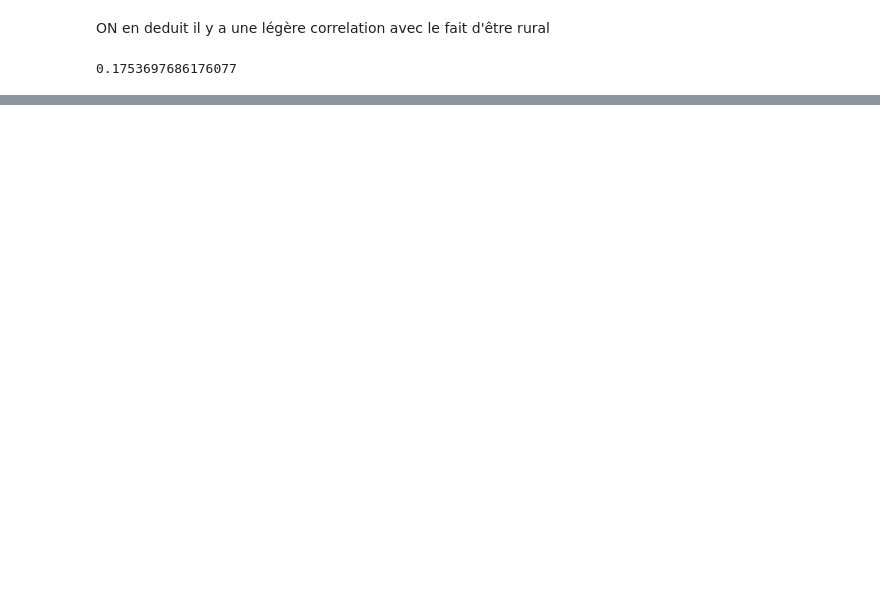
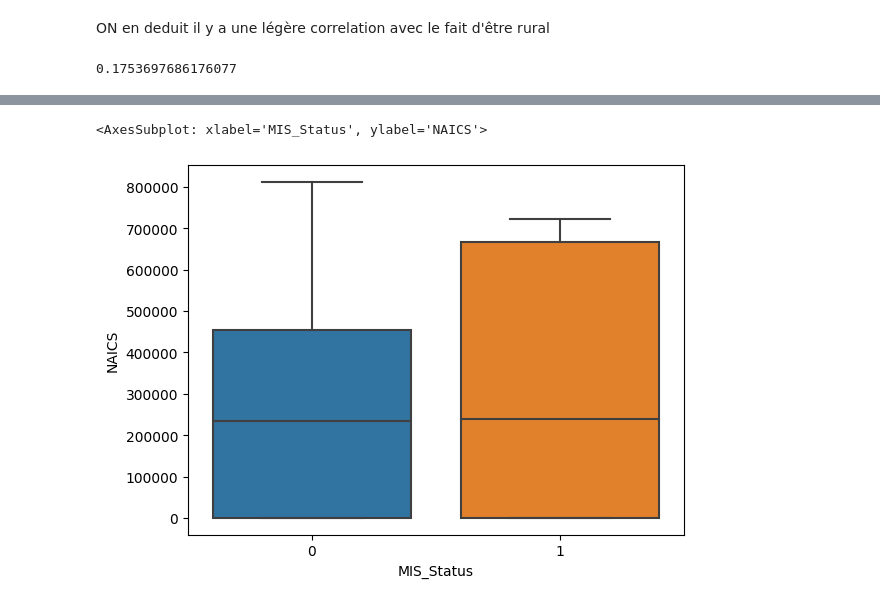
Before and after one commit to Abdellah-R/Projet_Classification, a Jupyter notebook: analyse.ipynb, the cells around one changed output, grey strips where cells are left out. Saved outputs shown, nothing was run; the diff lists cells and outputs as text; code cells hidden in the pictures; blank space fills up the shorter version.

```diff
--- a/analyse.ipynb
+++ b/analyse.ipynb
@@ -124,0 +157,5 @@ df.MIS_Status.sum()/total
+# %%
+sns.boxplot(x=dfgros.MIS_Status , y = dfgros.NAICS)
+# %% [output]
+<AxesSubplot: xlabel='MIS_Status', ylabel='NAICS'>
+[figure, added]
```
Also changed, not shown: parts of 36 cells of this notebook, 1 other file.
